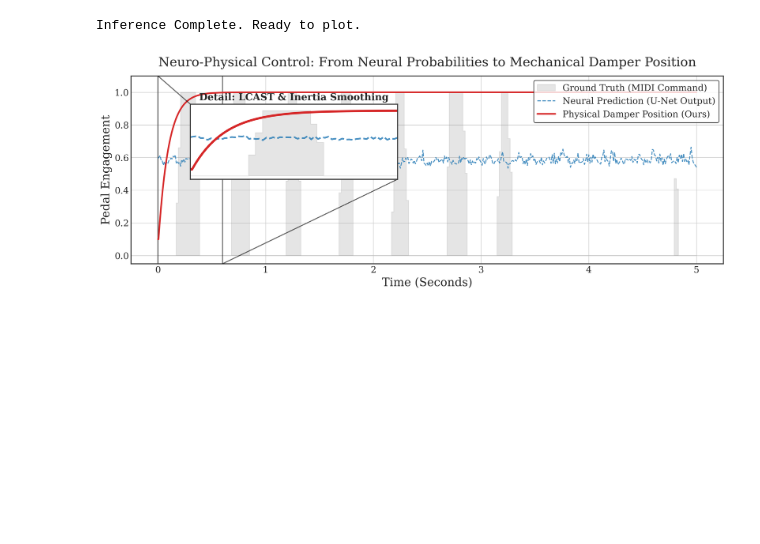
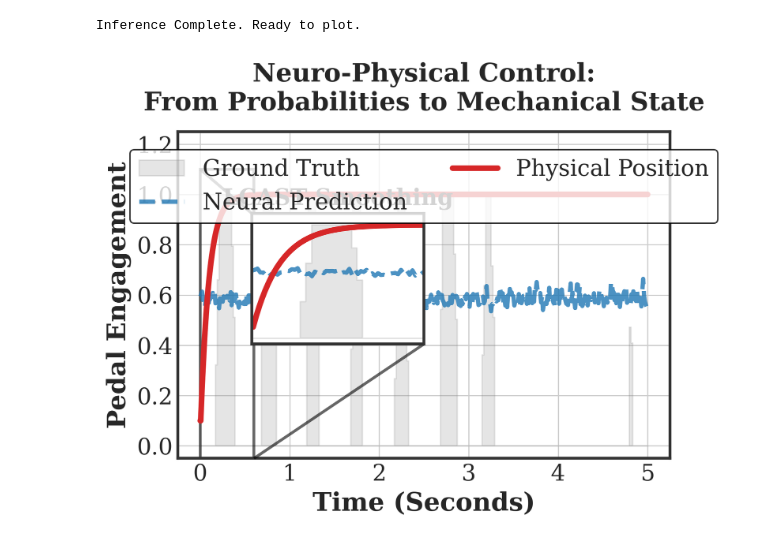
Before and after one commit to xiaofei1412/My-Neuro-Physical-Piano, a Jupyter notebook: notebooks/generate_paper_figures.ipynb, the cells around one changed output. Cells and saved outputs as stored; diff of their text form; code cells hidden in the pictures; blank space fills up the shorter version.

Commit message:
modify size

```diff
--- a/notebooks/generate_paper_figures.ipynb
+++ b/notebooks/generate_paper_figures.ipynb
@@ -22,19 +22,19 @@ sys.path.append(PROJECT_ROOT)
 from src.dataset import MaestroDataset
 from src.models import PedalNet, PedalMechanism, AcousticModel
 
-# Publication-Ready Style
+# A 2x Scale solution optimized for ISMIR single column (3.23 inches)
 plt.style.use('seaborn-v0_8-whitegrid')
 plt.rcParams.update({
     'font.family': 'serif',
-    'font.size': 16,
-    'axes.labelsize': 18,
-    'axes.titlesize': 20,
-    'legend.fontsize': 14,
-    'xtick.labelsize': 14,
-    'ytick.labelsize': 14,
-    'figure.dpi': 300,
+    'font.size': 18,                # 2x scale: Ultimately renders an accurate 9pt in the PDF
+    'axes.labelsize': 18,           # X/Y axis labels
+    'axes.titlesize': 18,           # Subplot titles
+    'legend.fontsize': 16,          # Legend slightly smaller to avoid occluding curves
+    'xtick.labelsize': 16,          # Tick labels on the x-axis
+    'ytick.labelsize': 16,
+    'figure.dpi': 300,              # Maintain high resolution
     'axes.edgecolor': '#333333',
-    'axes.linewidth': 1.5
+    'axes.linewidth': 2.0           # Border thickness increased to 2.0, scaled down by 50% results in the standard line width of 1.0
 })
 
 device = torch.device('cuda' if torch.cuda.is_available() else 'cpu')
@@ -137,57 +137,52 @@ print("Inference Complete. Ready to plot.")
 # %% [output]
 Inference Complete. Ready to plot.
 # %%
-# --- Cell 4: Figure 1 - Control Logic & Mechanical Inertia (With Zoom-in Inset) ---
-fig, ax = plt.subplots(figsize=(14, 5.5))
+# --- Cell 4: Figure 1 - Control Logic & Mechanical Inertia ---
+# The width is strictly limited to 6.46 inches (twice that of a single column of 3.23 inches), and the height is increased appropriately to accommodate large fonts
+fig, ax = plt.subplots(figsize=(6.46, 5.0))
 
-# Interpolate the Ground Truth to match the audio timeline for perfect square wave fill
+# Interpolate the Ground Truth
 gt_interpolated = np.interp(time_axis_audio, np.linspace(0, 5.0, len(pedal_gt)), pedal_gt)
 
-# 1. Plot Ground Truth (as background shadow, print-friendly in black and white)
+# Plotting lines with doubled linewidths to survive the 50% scaling
 ax.fill_between(time_axis_audio, 0, gt_interpolated, color='gray', alpha=0.2, step='post',
-                label='Ground Truth (MIDI Command)')
+                label='Ground Truth')
+ax.plot(time_axis_frames, probs_np, color='#1f77b4', linestyle='--', linewidth=3.0, alpha=0.8,
+                label='Neural Prediction')
+ax.plot(time_axis_audio, pos_np, color='#d62728', linewidth=4.0,
+                label='Physical Position')
 
-# 2. Plot Neural Prediction (dashed line, showing raw network jitter)
-ax.plot(time_axis_frames, probs_np, color='#1f77b4', linestyle='--', linewidth=1.5, alpha=0.8,
-        label='Neural Prediction (U-Net Output)')
-
-# 3. Plot Physical Position (thick solid line, showing the smoothness of physical inertia)
-ax.plot(time_axis_audio, pos_np, color='#d62728', linewidth=2.5,
-        label='Physical Damper Position (Ours)')
-
-ax.set_title("Neuro-Physical Control: From Neural Probabilities to Mechanical Damper Position", pad=15)
-ax.set_xlabel("Time (Seconds)")
-ax.set_ylabel("Pedal Engagement")
-ax.set_ylim(-0.05, 1.1)
-ax.legend(loc='upper right', frameon=True, edgecolor='black')
+# The title is broken into lines to prevent it from overflowing on a 6.46-inch canvas
+ax.set_title("Neuro-Physical Control:\nFrom Probabilities to Mechanical State", pad=15, fontweight='bold')
+ax.set_xlabel("Time (Seconds)", fontweight='bold')
+ax.set_ylabel("Pedal Engagement", fontweight='bold')
+ax.set_ylim(-0.05, 1.25) # Slightly increase the upper limit of the Y-axis to give the legend more space
+ax.legend(loc='upper center', ncol=2, frameon=True, edgecolor='black', bbox_to_anchor=(0.5, 0.98))
 
 # Adding Local Zoom-in Inset
-# Automatically find the first pedal press interval as the zoom area
 first_press_idx = np.argmax(probs_np > 0.5)
 zoom_center_time = time_axis_frames[first_press_idx]
 zoom_start = max(0, zoom_center_time - 0.2)
 zoom_end = min(5.0, zoom_center_time + 0.6)
 
-# Create a picture-in-picture coordinate system (x, y, width, height relative proportions)
-axins = ax.inset_axes([0.1, 0.45, 0.35, 0.4])
+# Adjust the position and scale of the inset to avoid occluding large fonts
+axins = ax.inset_axes([0.15, 0.35, 0.35, 0.4])
 axins.fill_between(time_axis_audio, 0, gt_interpolated, color='gray', alpha=0.2, step='post')
-axins.plot(time_axis_frames, probs_np, color='#1f77b4', linestyle='--', linewidth=2.5, alpha=0.8)
-axins.plot(time_axis_audio, pos_np, color='#d62728', linewidth=3.5)
+axins.plot(time_axis_frames, probs_np, color='#1f77b4', linestyle='--', linewidth=3.0, alpha=0.8)
+axins.plot(time_axis_audio, pos_np, color='#d62728', linewidth=4.0)
 
-# Set the coordinate axis range of the zoomed-in area
 axins.set_xlim(zoom_start, zoom_end)
 axins.set_ylim(-0.05, 1.1)
 axins.set_xticklabels([])
 axins.set_yticklabels([])
 axins.grid(False)
-axins.set_title("Detail: LCAST & Inertia Smoothing", fontsize=15, fontweight='bold')
+axins.set_title("LCAST Smoothing", fontsize=16, fontweight='bold')
 
-# Draw connecting lines
-mark_inset(ax, axins, loc1=2, loc2=4, fc="none", ec="black", lw=1.5, alpha=0.6)
+mark_inset(ax, axins, loc1=2, loc2=4, fc="none", ec="black", lw=2.0, alpha=0.6)
 
 plt.tight_layout()
 plt.savefig("fig_control_inertia_academic.pdf", bbox_inches='tight')
 plt.show()
 # %% [output]
-[figure, old version]
+[figure, new version]
 # %%
```
Also changed, not shown: parts of 1 cell of this notebook, 2 other files.
